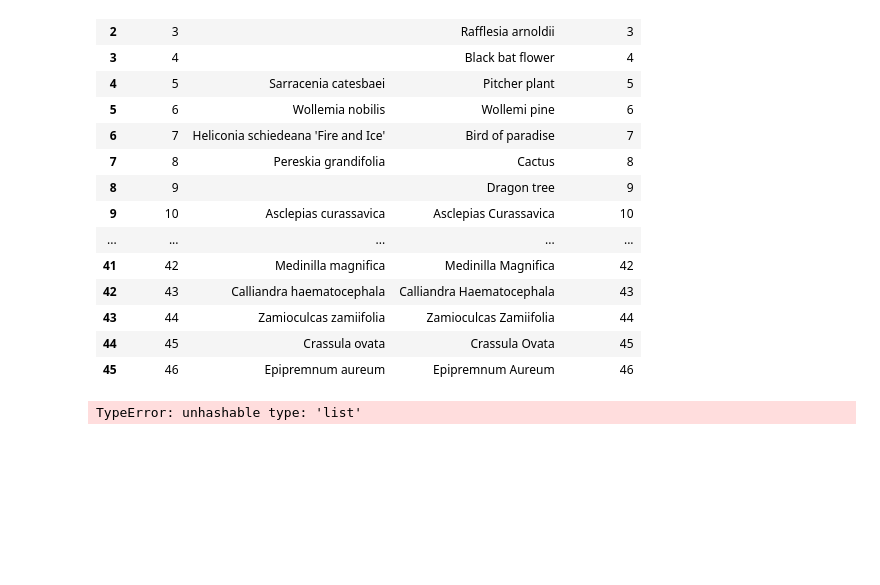
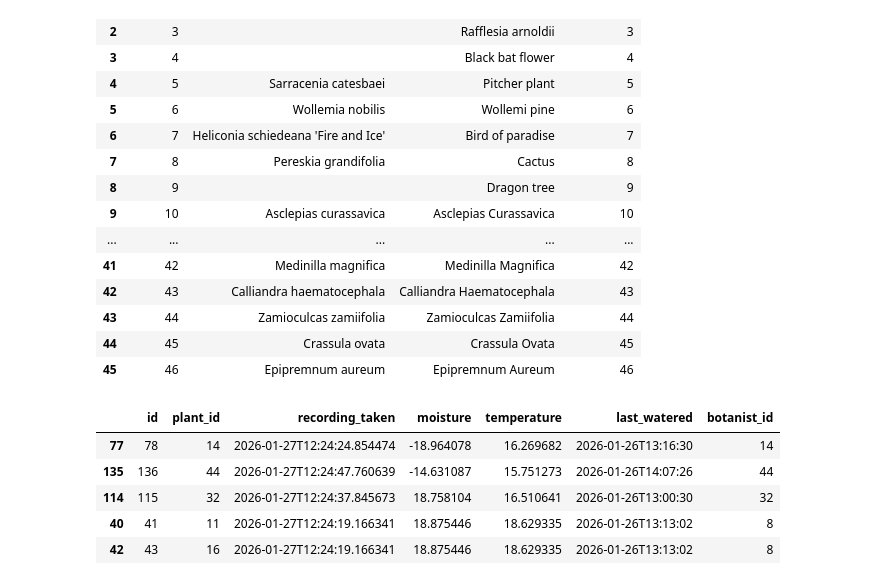
Before and after one commit to 11wduong/Coursework-Advanced-Data-Week-5, a Jupyter notebook: main.ipynb, the cells around one changed output. Saved outputs shown, nothing was run; the diff lists cells and outputs as text; code cells hidden in the pictures; blank space fills up the shorter version.

```diff
--- a/main.ipynb
+++ b/main.ipynb
@@ -70,6 +76,11 @@ create_plant_table(df)
 | 44 | 45 | Crassula ovata | Crassula Ovata | 45 |
 | 45 | 46 | Epipremnum aureum | Epipremnum Aureum | 46 |
 # %%
-create_record_table(df).head()
+create_record_table(df).sort_values(by=["moisture"]).head()
 # %% [output]
-TypeError: unhashable type: 'list'
+|  | id | plant_id | recording_taken | moisture | temperature | last_watered | botanist_id |
+| 77 | 78 | 14 | 2026-01-27T12:24:24.854474 | -18.964078 | 16.269682 | 2026-01-26T13:16:30 | 14 |
+| 135 | 136 | 44 | 2026-01-27T12:24:47.760639 | -14.631087 | 15.751273 | 2026-01-26T14:07:26 | 44 |
+| 114 | 115 | 32 | 2026-01-27T12:24:37.845673 | 18.758104 | 16.510641 | 2026-01-26T13:00:30 | 32 |
+| 40 | 41 | 11 | 2026-01-27T12:24:19.166341 | 18.875446 | 18.629335 | 2026-01-26T13:13:02 | 8 |
+| 42 | 43 | 16 | 2026-01-27T12:24:19.166341 | 18.875446 | 18.629335 | 2026-01-26T13:13:02 | 8 |
```
Also changed, not shown: parts of 2 cells of this notebook, 1 other file.
